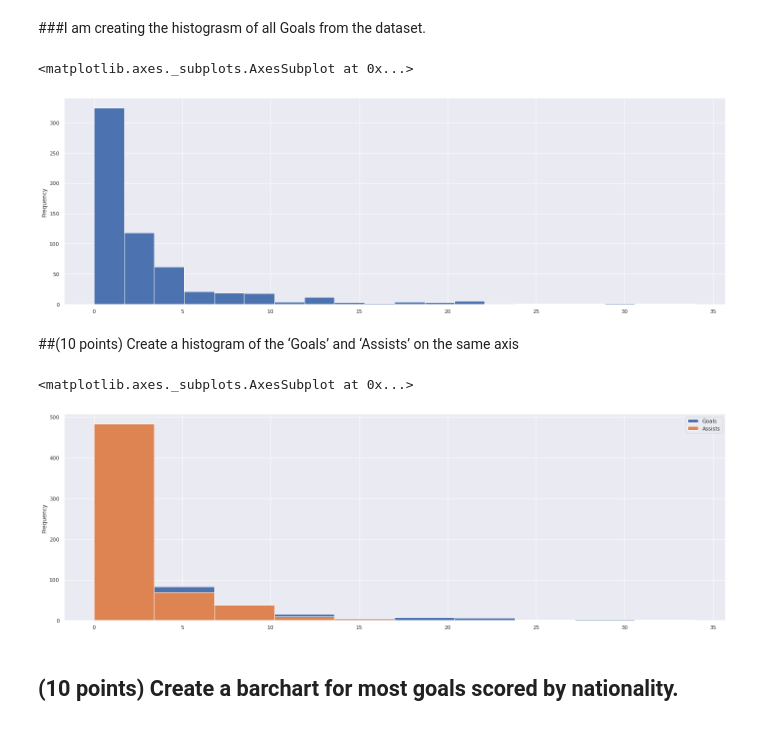
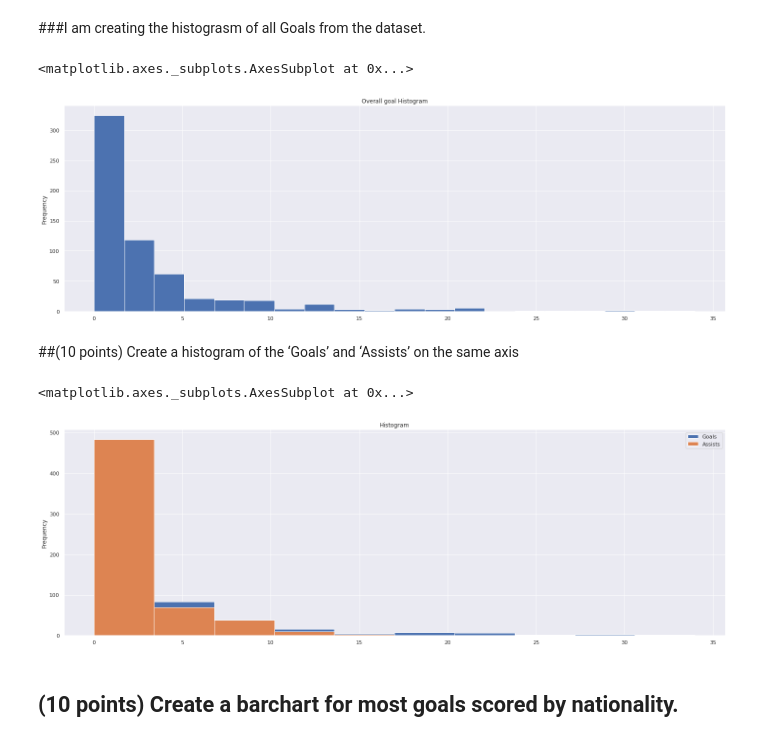
Before and after one commit to sovikapoudel/Data-Visualiation-Spring-2022, a Jupyter notebook: Exam3.ipynb, the cells around one changed output. Cells and saved outputs as stored; diff of their text form; code cells hidden in the pictures.

```diff
--- a/Exam3.ipynb
+++ b/Exam3.ipynb
@@ -114,19 +114,19 @@ Barca.groupby('player').agg('max')
 # %% [markdown]
 ###I am creating the histograsm of all Goals from the dataset.
 # %%
-df.Goals.plot.hist(bins= 20)
+df.Goals.plot.hist(bins= 20, title="Overall goal Histogram")
 #Histogram of goals only
 # %% [output]
 <matplotlib.axes._subplots.AxesSubplot at 0x...>
-[figure, old version]
+[figure, new version]
 # %% [markdown]
 ##(10 points) Create a histogram of the ‘Goals’ and ‘Assists’ on the same axis
 # %%
-df[["Goals", "Assists"]].plot.hist()
+df[["Goals", "Assists"]].plot.hist(title= "Histogram")
 #I am just calling the "Goals" and "Assists" column from the dataframe and .plot.hist to create a histogram.
 # %% [output]
 <matplotlib.axes._subplots.AxesSubplot at 0x...>
-[figure, old version]
+[figure, new version]
 # %% [markdown]
 ## (10 points) Create a barchart for most goals scored by nationality.
 # %%
```
Also changed, not shown: parts of 4 cells of this notebook.
